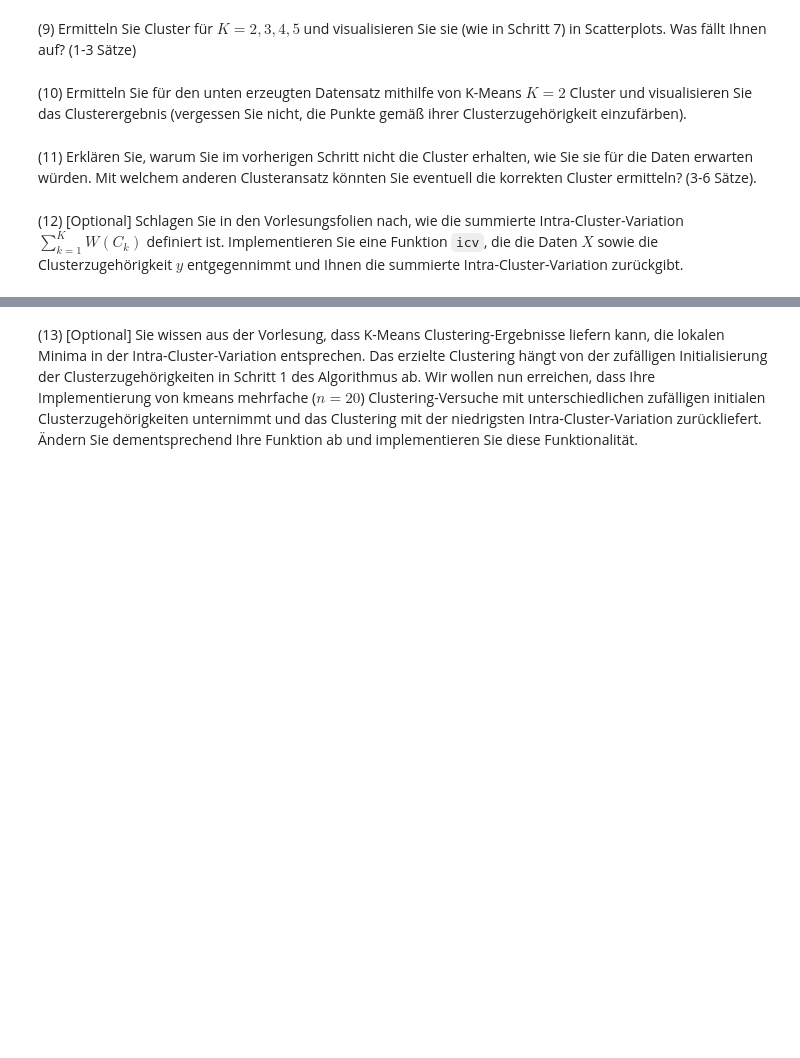
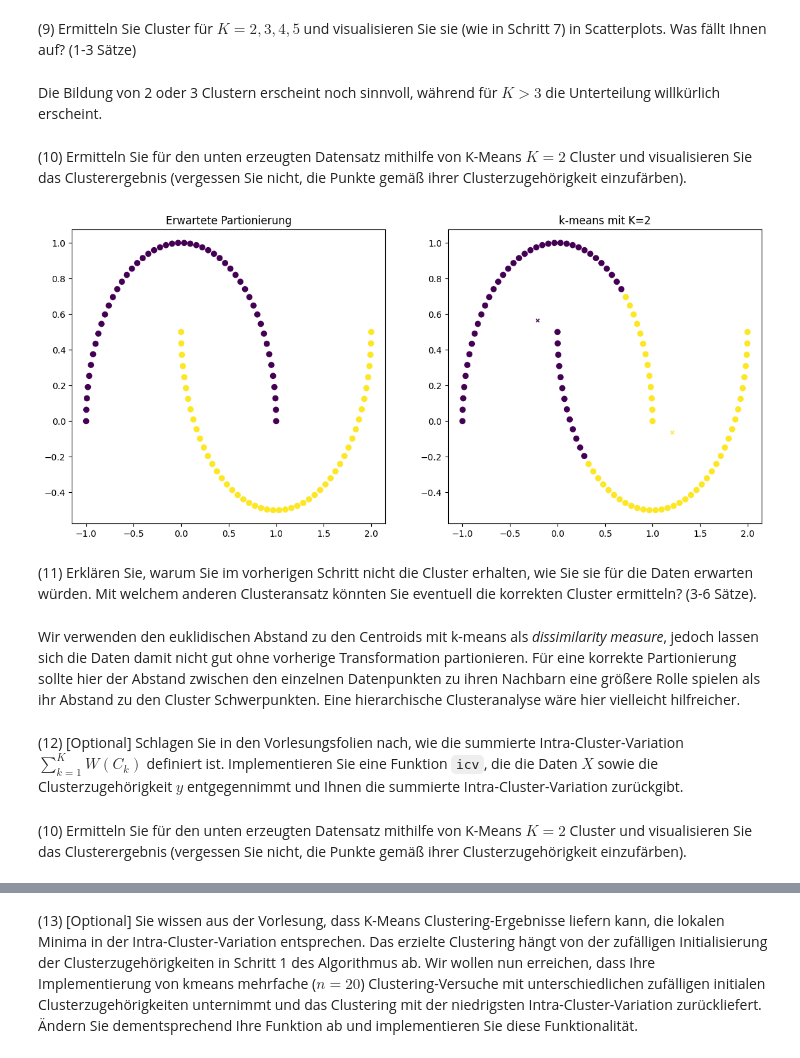
Before and after one commit to cortex359/ds.ss24, a Jupyter notebook: u08/TSRI-8.ipynb, the cells around one changed output, grey strips where cells are left out. Cells and saved outputs as stored; diff of their text form; code cells hidden in the pictures; blank space fills up the shorter version.

```diff
--- a/u08/TSRI-8.ipynb
+++ b/u08/TSRI-8.ipynb
@@ -43,4 +46,8 @@ X, y = make_blobs(n_samples=100, n_features=2, centers=3,
 # %% [markdown]
 (4) Die Anzahl der Cluster sei $K=3$. Implementieren Sie Schritt 1 des K-Means Algorithmus, also die zufällige Zuweisung von Datenpunkten zu den $K$ Clustern. [Dies hier](https://numpy.org/doc/stable/reference/random/generated/numpy.random.randint.html) kann Ihnen dabei hilfreich sein.
+# %%
+# Sei C_i die Indexmenge der Datenpunkte aus Cluster i, und i \in [0, K)
+K = 3
+y_random = np.array([np.random.randint(0, K) for i in range(X.shape[0])])
 # %% [markdown]
 (5) Visualisieren Sie in einem Scatterplot die Daten und färben Sie die Datenpunkte gemäß Ihrer aus Schritt (4) ermittelten zufälligen Clusterzugehörigkeit ein.
@@ -52,5 +90,9 @@ X, y = make_blobs(n_samples=100, n_features=2, centers=3,
 # %% [markdown]
 (7) Führen Sie nun mit Ihrer Implementierung K-Means auf den Daten aus ($K=3$). Visualisieren Sie die Daten in einem Scatterplot und färben Sie sie gemäß der durch K-Means ermittelten Clusterzugehörigkeiten ein. Vergleichen Sie Ihren Plot mit dem aus Schritt (5).
+# %%
+y_pred = kmeans(X, 3)
+plt.scatter(X[:, 0], X[:, 1], c=y_pred)
+plt.show()
 # %% [markdown]
 Sie haben im vorherigen Schritt gesehen, dass Sie mithilfe von K-Means Cluster im Datensatz identifizieren können. Nun geht es darum, Ihre Implementierung abzusichern, sodass Sie leeren Clustern, die während der Iterationen entstehen können, umgehen kann.
 
@@ -63,9 +154,30 @@ Sie haben im vorherigen Schritt gesehen, dass Sie mithilfe von K-Means Cluster i
+# %% [markdown]
+Die Bildung von 2 oder 3 Clustern erscheint noch sinnvoll, während für $K>3$ die Unterteilung willkürlich erscheint.
 # %% [markdown]
 (10) Ermitteln Sie für den unten erzeugten Datensatz mithilfe von K-Means $K=2$ Cluster und visualisieren Sie das Clusterergebnis (vergessen Sie nicht, die Punkte gemäß ihrer Clusterzugehörigkeit einzufärben).
 # %%
 from sklearn.datasets import make_moons
 [X2, y2] = make_moons(random_state=1)
+# %%
+y2_pred, y_centroids = kmeans(X2, 2)
+
+plt.subplots(1, 2, figsize=(14, 6))
+plt.subplot(1, 2, 1)
+plt.title("Erwartete Partionierung")
+plt.scatter(X2[:, 0], X2[:, 1], c=y2)
+
+plt.subplot(1, 2, 2)
+plt.title("k-means mit K=2")
+plt.scatter(X2[:, 0], X2[:, 1], c=y2_pred)
+plt.scatter(y_centroids[0, :], y_centroids[1, :], c=range(2), edgecolors='white', marker="X")
+plt.show()
+# %% [output]
+[figure, added]
 # %% [markdown]
 (11) Erklären Sie, warum Sie im vorherigen Schritt nicht die Cluster erhalten, wie Sie sie für die Daten erwarten würden. Mit welchem anderen Clusteransatz könnten Sie eventuell die korrekten Cluster ermitteln? (3-6 Sätze).
+# %% [markdown]
+Wir verwenden den euklidischen Abstand zu den Centroids mit k-means als _dissimilarity measure_, jedoch lassen sich die Daten damit nicht gut ohne vorherige Transformation partionieren. Für eine korrekte Partionierung sollte hier der Abstand zwischen den einzelnen Datenpunkten zu ihren Nachbarn eine größere Rolle spielen als ihr Abstand zu den Cluster Schwerpunkten. Eine hierarchische Clusteranalyse wäre hier vielleicht hilfreicher.
 # %% [markdown]
 (12) \[Optional\] Schlagen Sie in den Vorlesungsfolien nach, wie die summierte Intra-Cluster-Variation $\sum_{k=1}^K W(C_k)$ definiert ist. Implementieren Sie eine Funktion `icv`, die die Daten $X$ sowie die Clusterzugehörigkeit $y$ entgegennimmt und Ihnen die summierte Intra-Cluster-Variation zurückgibt.
+# %% [markdown]
+(10) Ermitteln Sie für den unten erzeugten Datensatz mithilfe von K-Means $K=2$ Cluster und visualisieren Sie das Clusterergebnis (vergessen Sie nicht, die Punkte gemäß ihrer Clusterzugehörigkeit einzufärben).
```
Also changed, not shown: parts of 26 cells of this notebook, 1 other file.
